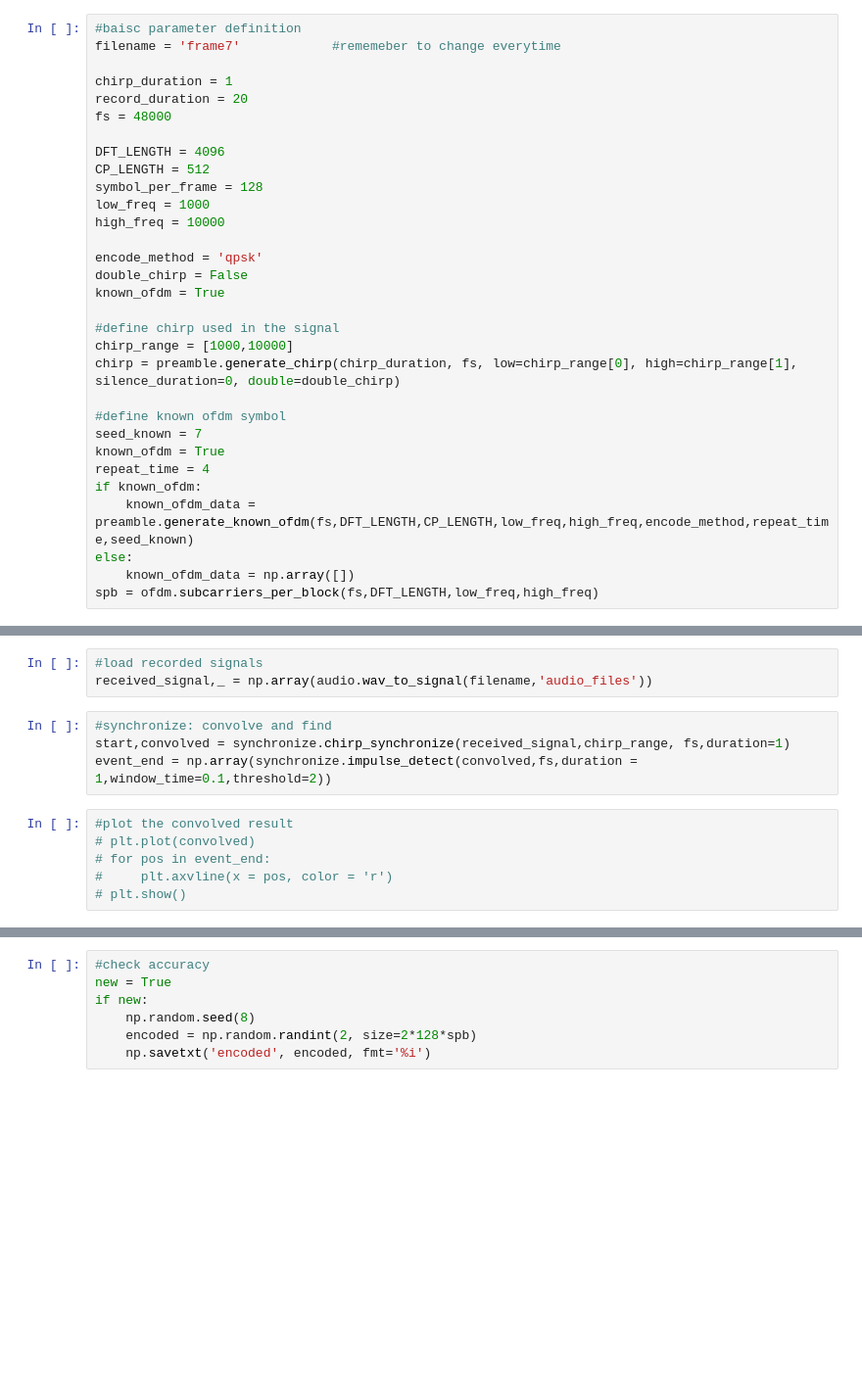
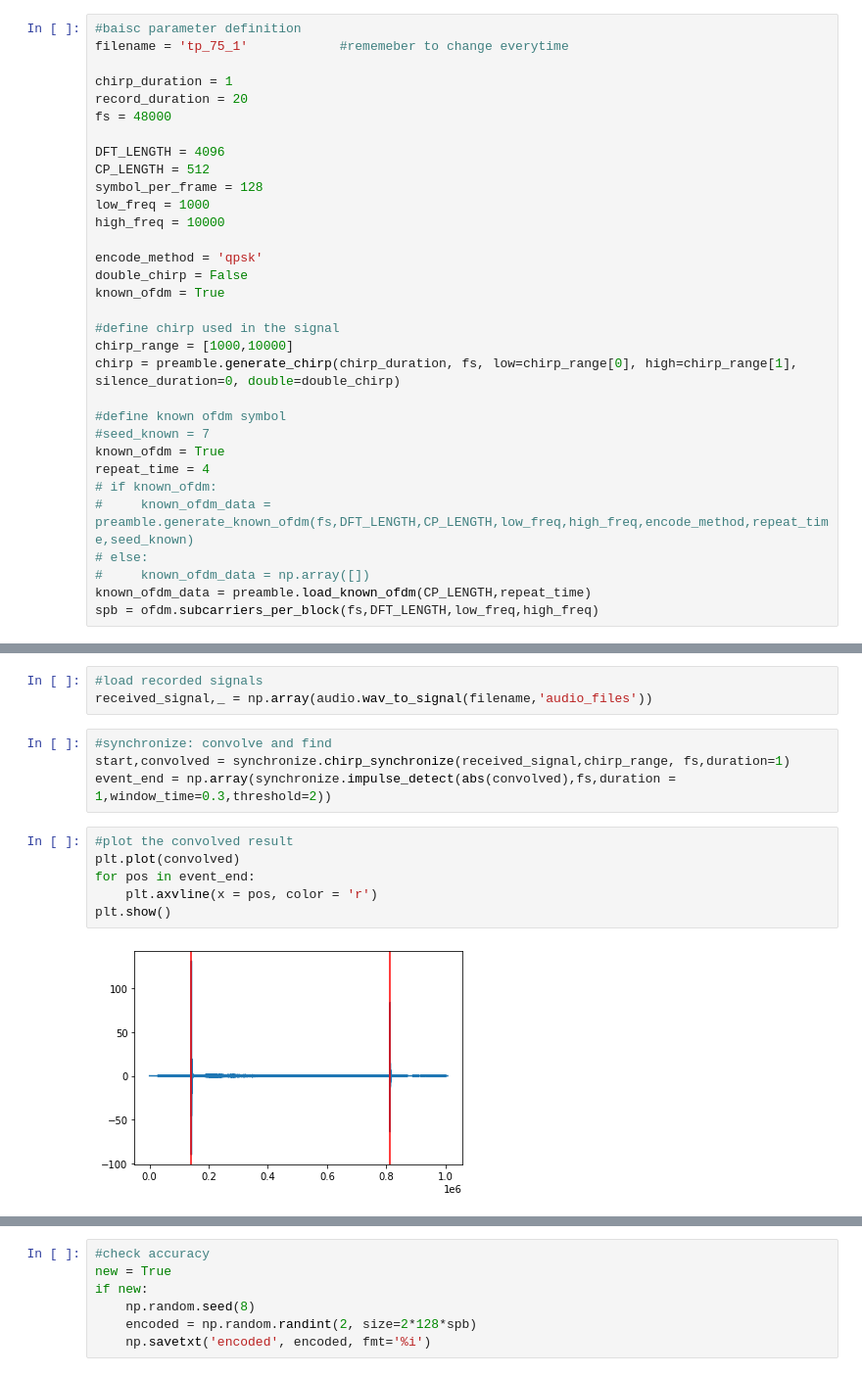
Before and after one commit to Jieying-Chen/IIA_Project_GF3_Group_1, a Jupyter notebook: OFDM_receiver.ipynb, the cells around one changed output, grey strips where cells are left out. Shown at 98% size. Saved outputs shown, nothing was run; the diff lists cells and outputs as text; blank space fills up the shorter version.

```diff
--- a/OFDM_receiver.ipynb
+++ b/OFDM_receiver.ipynb
@@ -8,7 +8,7 @@ from utils import audio, channels, synchronize, channel_estimate,ofdm, encode, d
 cwd = os.getcwd()
 # %%
 #baisc parameter definition
-filename = 'frame7'            #rememeber to change everytime
+filename = 'tp_75_1'            #rememeber to change everytime
 
 chirp_duration = 1
 record_duration = 20
@@ -29,11 +29,12 @@ chirp_range = [1000,10000]
 chirp = preamble.generate_chirp(chirp_duration, fs, low=chirp_range[0], high=chirp_range[1], silence_duration=0, double=double_chirp)
 
 #define known ofdm symbol
-seed_known = 7
+#seed_known = 7
 known_ofdm = True
 repeat_time = 4
-if known_ofdm:
-    known_ofdm_data = preamble.generate_known_ofdm(fs,DFT_LENGTH,CP_LENGTH,low_freq,high_freq,encode_method,repeat_time,seed_known)
-else:
-    known_ofdm_data = np.array([])
+# if known_ofdm:
+#     known_ofdm_data = preamble.generate_known_ofdm(fs,DFT_LENGTH,CP_LENGTH,low_freq,high_freq,encode_method,repeat_time,seed_known)
+# else:
+#     known_ofdm_data = np.array([])
+known_ofdm_data = preamble.load_known_ofdm(CP_LENGTH,repeat_time)
 spb = ofdm.subcarriers_per_block(fs,DFT_LENGTH,low_freq,high_freq)
@@ -59,10 +48,12 @@ received_signal,_ = np.array(audio.wav_to_signal(filename,'audio_files'))
 # %%
 #synchronize: convolve and find
 start,convolved = synchronize.chirp_synchronize(received_signal,chirp_range, fs,duration=1)
-event_end = np.array(synchronize.impulse_detect(convolved,fs,duration = 1,window_time=0.1,threshold=2))
+event_end = np.array(synchronize.impulse_detect(abs(convolved),fs,duration = 1,window_time=0.3,threshold=2))
 # %%
 #plot the convolved result
-# plt.plot(convolved)
-# for pos in event_end:
-#     plt.axvline(x = pos, color = 'r')
-# plt.show()
+plt.plot(convolved)
+for pos in event_end:
+    plt.axvline(x = pos, color = 'r')
+plt.show()
+# %% [output]
+[figure, added]
```
Also changed, not shown: parts of 20 cells of this notebook.
